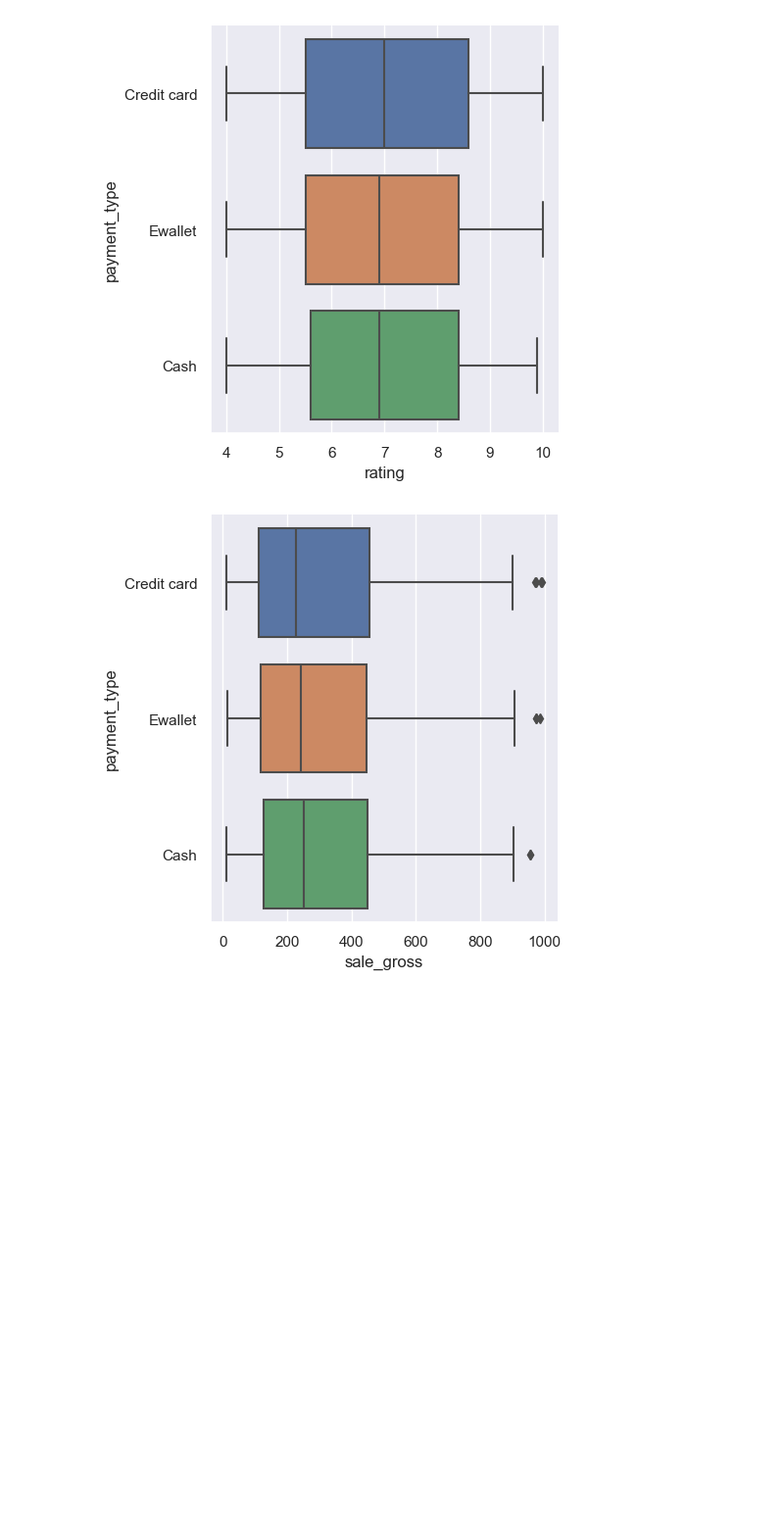
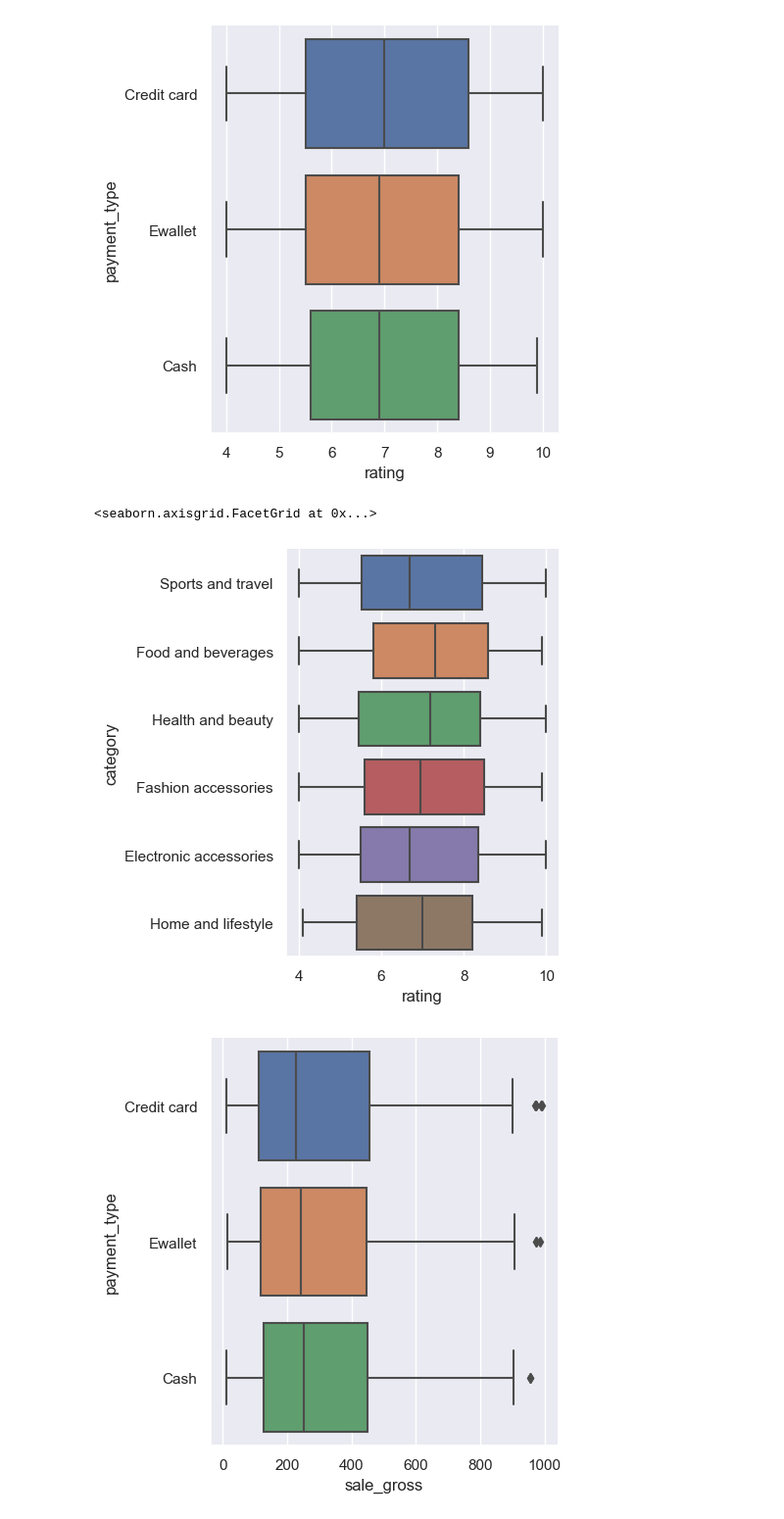
Before and after one commit to zdravoj/data-science-foundations, a Jupyter notebook: Supermarket_Sales/Supermarket_sales_analysis.ipynb, the cells around one changed output. Shown at 98% size. Saved outputs shown, nothing was run; the diff lists cells and outputs as text; code cells hidden in the pictures; blank space fills up the shorter version.

```diff
--- a/Supermarket_Sales/Supermarket_sales_analysis.ipynb
+++ b/Supermarket_Sales/Supermarket_sales_analysis.ipynb
@@ -603,6 +615,17 @@ sns.catplot(
 );
 # %% [output]
 [figure]
+# %%
+# rating by category
+sns.catplot(
+    data= supermarket_data,
+    y= 'category',
+    x= 'rating',
+    kind= 'box'
+)
+# %% [output]
+<seaborn.axisgrid.FacetGrid at 0x...>
+[figure, added]
 # %%
 # gross sales by payment
 sns.catplot(
```
Also changed, not shown: parts of 4 cells of this notebook.
